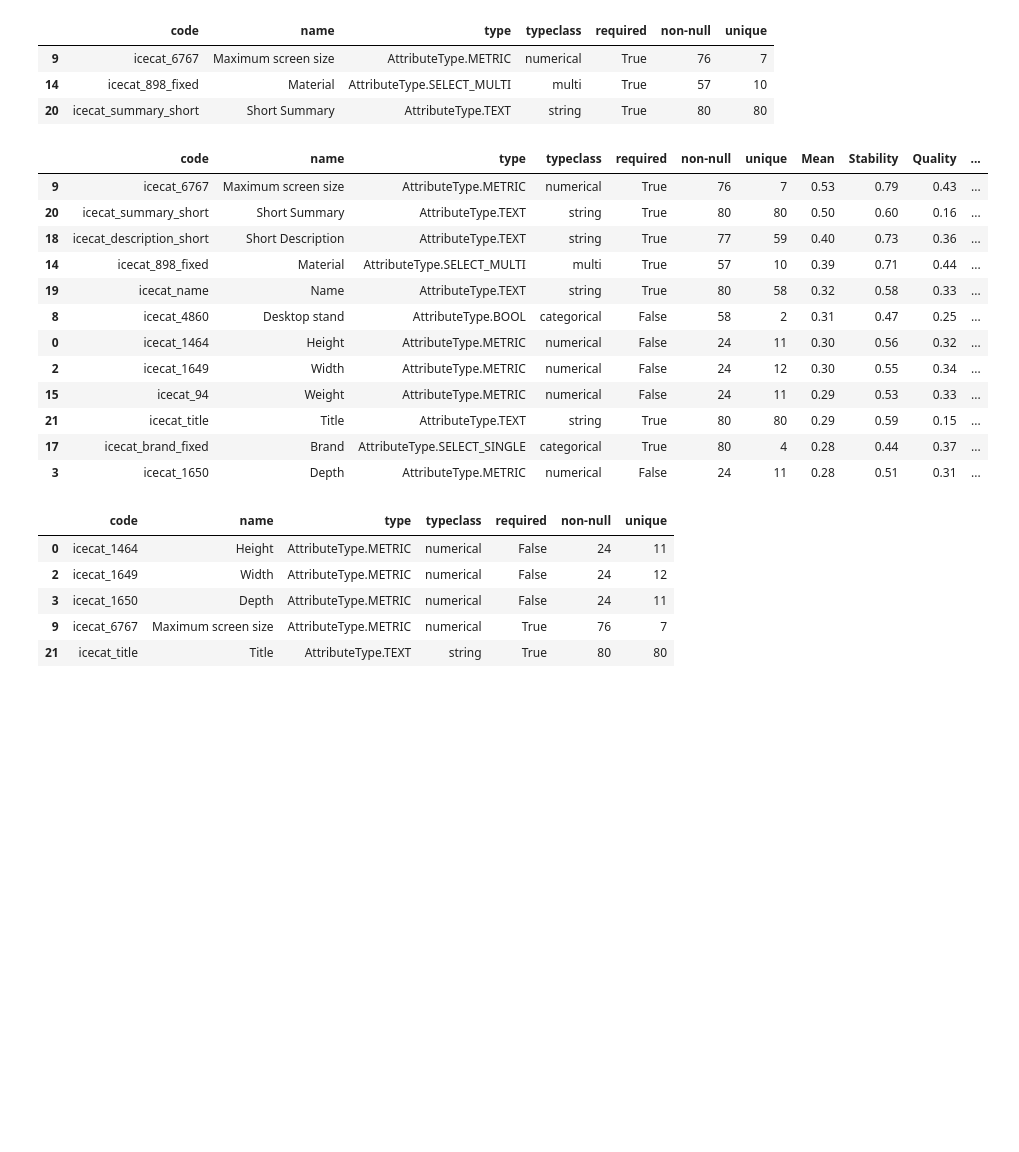
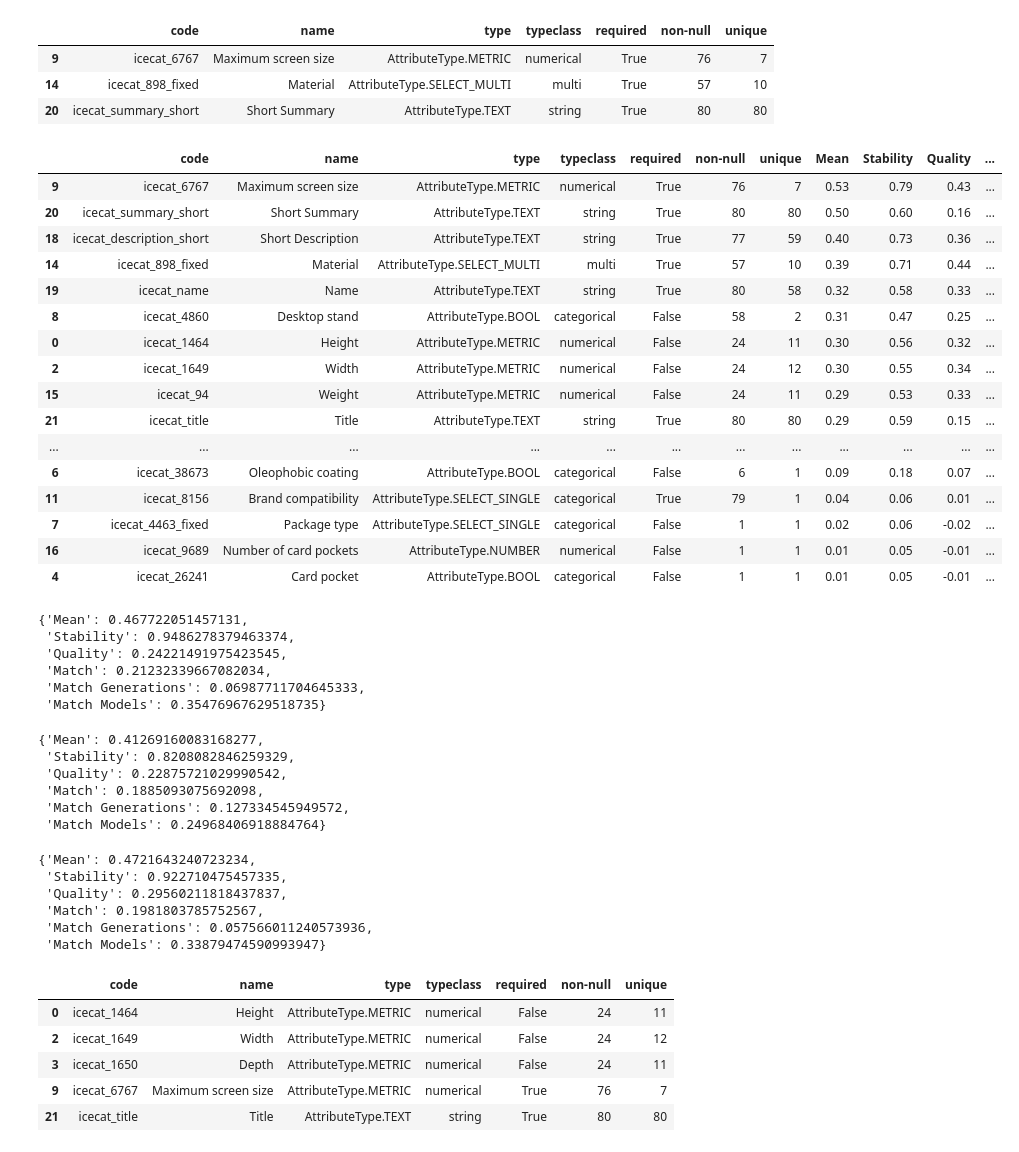
Before and after one commit to hd-code/ma-product-clustering, a Jupyter notebook: cluster-analysis/notebooks/clustering/1-cases.ipynb, the cells around one changed output. Saved outputs shown, nothing was run; the diff lists cells and outputs as text; code cells hidden in the pictures; blank space fills up the shorter version.

```diff
--- a/cluster-analysis/notebooks/clustering/1-cases.ipynb
+++ b/cluster-analysis/notebooks/clustering/1-cases.ipynb
@@ -234,3 +235,8 @@ pd.DataFrame({
 | multi as single | 0.36 | 0.61 | 0.44 | 0.02 | 0.00 | 0.04 |
 | string as multi | 0.47 | 0.87 | 0.20 | 0.35 | 0.54 | 0.16 |
 | string as single | 0.27 | 0.64 | 0.15 | 0.01 | 0.03 | -0.01 |
+# %%
+pd.DataFrame({
+    key: metrics_to_table(values)
+    for key, values in metrics_mul.items()
+}).transpose()[["Stability", "Quality", "Match Generations", "Match Models"]].round(2)
@@ -282,6 +294,6 @@ metrics_types = config.load_or_create(data_dir / "metrics-types.pkl", metrics_ty
 pd.DataFrame({
     key: metrics_to_table(values)
     for key, values in metrics_types.items()
-}).transpose().round(2)
+}).transpose().round(2).style.highlight_max(color="lightgreen")
 # %% [output]
 |  | Mean | Stability | Quality | Match | Match Generations | Match Models |
@@ -302,0 +315,5 @@ pd.DataFrame({
+# %%
+pd.DataFrame({
+    key: metrics_to_table(values)
+    for key, values in metrics_types.items()
+}).transpose()[["Stability", "Quality", "Match Generations", "Match Models"]].round(2)
@@ -333,3 +381,10 @@ pd.DataFrame({
 | num+mul+str req | 0.40 | 0.82 | 0.22 | 0.15 | 0.09 | 0.21 |
 | cat+mul+str req | 0.41 | 0.89 | 0.26 | 0.07 | 0.11 | 0.04 |
 | num+cat+mul+str req | 0.40 | 0.80 | 0.26 | 0.14 | 0.13 | 0.15 |
+# %%
+selection = ["numerical", "categorical", "num+cat", "num+cat+mul+str"]
+tmp = {}
+for key in selection:
+    tmp[f"{key}"] = metrics_to_table(metrics_types[key])
+    tmp[f"{key} req"] = metrics_to_table(metrics_types_req[key])
+pd.DataFrame(tmp).transpose().round(2)[["Stability", "Quality", "Match Generations", "Match Models"]]
@@ -376,23 +454,57 @@ attr_df[attr_df["code"].isin(attr_codes_high_impact)]
 # %%
 tmp = pd.DataFrame({
     key: metrics_to_table(values)
     for key, values in metrics_attr.items()
 }).transpose().round(2)
-pd.merge(attr_df, tmp.reset_index().rename({"index": "code"}, axis=1), on="code").sort_values("Mean", ascending=False).head(12)
+pd.merge(attr_df, tmp.reset_index().rename({"index": "code"}, axis=1), on="code").sort_values("Mean", ascending=False)
 # %% [output]
 |  | code | name | type | typeclass | required | non-null | unique | Mean | Stability | Quality | ... |
 | 9 | icecat_6767 | Maximum screen size | AttributeType.METRIC | numerical | True | 76 | 7 | 0.53 | 0.79 | 0.43 | ... |
 | 20 | icecat_summary_short | Short Summary | AttributeType.TEXT | string | True | 80 | 80 | 0.50 | 0.60 | 0.16 | ... |
 | 18 | icecat_description_short | Short Description | AttributeType.TEXT | string | True | 77 | 59 | 0.40 | 0.73 | 0.36 | ... |
 | 14 | icecat_898_fixed | Material | AttributeType.SELECT_MULTI | multi | True | 57 | 10 | 0.39 | 0.71 | 0.44 | ... |
 | 19 | icecat_name | Name | AttributeType.TEXT | string | True | 80 | 58 | 0.32 | 0.58 | 0.33 | ... |
 | 8 | icecat_4860 | Desktop stand | AttributeType.BOOL | categorical | False | 58 | 2 | 0.31 | 0.47 | 0.25 | ... |
 | 0 | icecat_1464 | Height | AttributeType.METRIC | numerical | False | 24 | 11 | 0.30 | 0.56 | 0.32 | ... |
 | 2 | icecat_1649 | Width | AttributeType.METRIC | numerical | False | 24 | 12 | 0.30 | 0.55 | 0.34 | ... |
 | 15 | icecat_94 | Weight | AttributeType.METRIC | numerical | False | 24 | 11 | 0.29 | 0.53 | 0.33 | ... |
 | 21 | icecat_title | Title | AttributeType.TEXT | string | True | 80 | 80 | 0.29 | 0.59 | 0.15 | ... |
-| 17 | icecat_brand_fixed | Brand | AttributeType.SELECT_SINGLE | categorical | True | 80 | 4 | 0.28 | 0.44 | 0.37 | ... |
-| 3 | icecat_1650 | Depth | AttributeType.METRIC | numerical | False | 24 | 11 | 0.28 | 0.51 | 0.31 | ... |
+| ... | ... | ... | ... | ... | ... | ... | ... | ... | ... | ... | ... |
+| 6 | icecat_38673 | Oleophobic coating | AttributeType.BOOL | categorical | False | 6 | 1 | 0.09 | 0.18 | 0.07 | ... |
+| 11 | icecat_8156 | Brand compatibility | AttributeType.SELECT_SINGLE | categorical | True | 79 | 1 | 0.04 | 0.06 | 0.01 | ... |
+| 7 | icecat_4463_fixed | Package type | AttributeType.SELECT_SINGLE | categorical | False | 1 | 1 | 0.02 | 0.06 | -0.02 | ... |
+| 16 | icecat_9689 | Number of card pockets | AttributeType.NUMBER | numerical | False | 1 | 1 | 0.01 | 0.05 | -0.01 | ... |
+| 4 | icecat_26241 | Card pocket | AttributeType.BOOL | categorical | False | 1 | 1 | 0.01 | 0.05 | -0.01 | ... |
+# %%
+cols = ["icecat_6767", "icecat_1464", "icecat_1649", "icecat_1650", "icecat_title", "icecat_summary_short", "icecat_brand_fixed"]
+metrics_to_table(calc_metrics(cols))
+# %% [output]
+{'Mean': 0.467722051457131,
+ 'Stability': 0.9486278379463374,
+ 'Quality': 0.24221491975423545,
+ 'Match': 0.21232339667082034,
+ 'Match Generations': 0.06987711704645333,
+ 'Match Models': 0.35476967629518735}
+# %%
+cols = ["icecat_1464", "icecat_1649", "icecat_1650", "icecat_title"]
+metrics_to_table(calc_metrics(cols))
+# %% [output]
+{'Mean': 0.41269160083168277,
+ 'Stability': 0.8208082846259329,
+ 'Quality': 0.22875721029990542,
+ 'Match': 0.1885093075692098,
+ 'Match Generations': 0.127334545949572,
+ 'Match Models': 0.24968406918884764}
+# %%
+cols = ["icecat_6767", "icecat_1464", "icecat_1649", "icecat_1650", "icecat_title", "icecat_brand_fixed"]
+metrics_to_table(calc_metrics(cols))
+# %% [output]
+{'Mean': 0.4721643240723234,
+ 'Stability': 0.922710475457335,
+ 'Quality': 0.29560211818437837,
+ 'Match': 0.1981803785752567,
+ 'Match Generations': 0.057566011240573936,
+ 'Match Models': 0.33879474590993947}
 # %%
 attr_codes_intuitive = ["icecat_6767", "icecat_title", "icecat_1464", "icecat_1649", "icecat_1650"]
 attr_df[attr_df["code"].isin(attr_codes_intuitive)]
```
Also changed, not shown: parts of 24 cells of this notebook, 6 other files.
